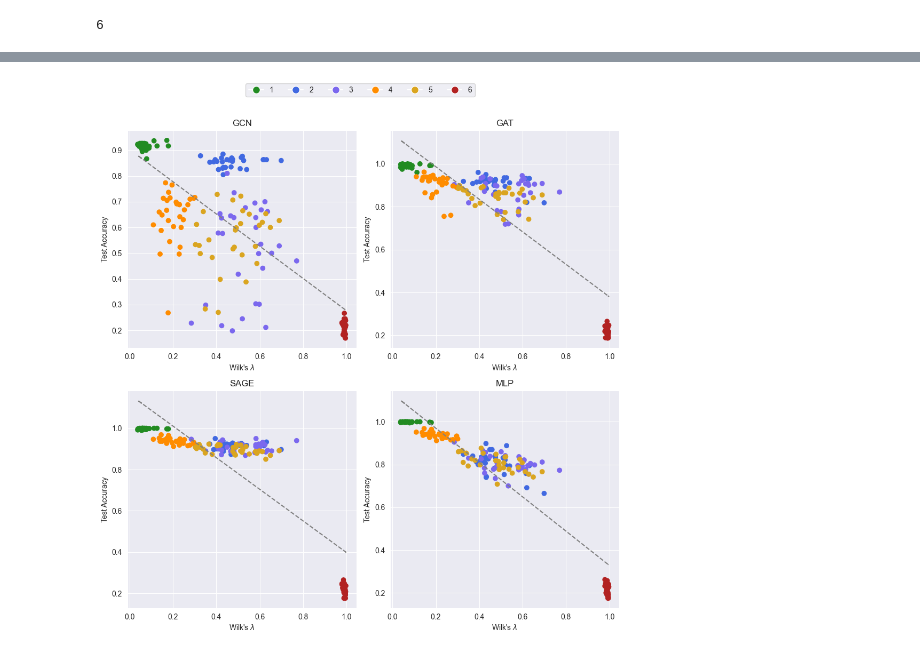
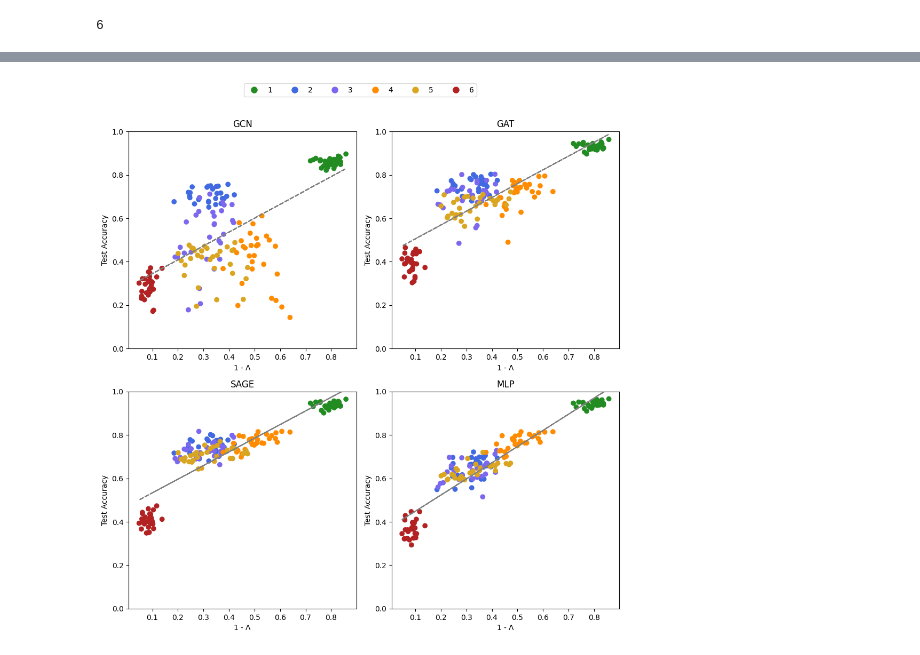
Before and after one commit to FisnikZogaj/MA, a Jupyter notebook: eval.ipynb, the cells around one changed output, grey strips where cells are left out. Saved outputs shown, nothing was run; the diff lists cells and outputs as text; code cells hidden in the pictures.

```diff
--- a/eval.ipynb
+++ b/eval.ipynb
@@ -221,25 +245,35 @@ result
 # %%
+def MC_check_convergence(x, eps):
+    for i in range(len(x) - 1):
+        if abs(x[i+1] - x[i]) > eps:
+            return None
+    return len(x) - 1
+
 def MCR_plot(target, color, ax=None):
         ys = [lp["test_accuracy"] for lp in target]
         r_avg = np.cumsum(ys) / np.arange(1, len(ys) + 1)
         x = np.arange(len(ys))
         ax.plot(x, r_avg, color=color)
 
+        return MC_check_convergence(r_avg, 0.05)
+
 arch = ["GCN", "GAT", "SAGE", "MLP"]
 fig, axes = plt.subplots(2, 2, figsize=(14, 10))
 axes = axes.flatten()
 
 labels = np.arange(n_scenarios) + 1
-colors = ["forestgreen", "royalblue", "mediumslateblue", "darkorange", "goldenrod", "firebrick"]
+# colors = ["forestgreen", "royalblue", "mediumslateblue", "darkorange", "goldenrod", "firebrick"]
 
+converged_at = np.zeros((4, n_scenarios))
 
 for i, (model, ax) in enumerate(zip(package, axes)):
     for j, (target, label, color) in enumerate(zip(model, labels, colors)):
-        early_stops[i, j] = MCR_plot(target, color, ax=ax)
+        converged_at[i, j] = MCR_plot(target, color, ax=ax)
         ax.plot([], [], color=color, label=label)
 
     ax.set_xlabel('MC-Iteration')
-    ax.set_ylabel('MC Average: Test accuracy')
+    ax.set_ylim(.2, 1)
+    ax.set_ylabel('Test accuracy')
 
     ax.set_title(f'{arch[i]}')
 
@@ -248,4 +282,5 @@ fig.legend(handles, labels, loc='upper center', ncol=len(labels), bbox_to_anchor
 
 plt.tight_layout()
 plt.show()
+converged_at
 # %% [output]
@@ -327,0 +419,12 @@ result
+# %%
+res = np.zeros((5,6))  # 5 classes
+for i, scen in enumerate(package2):
+    res[:,i] = np.round(np.mean([r["class_balance"] for r in scen], axis=0),2)
+
+row_avgs = res.mean(axis=1)  # Average across rows
+col_avgs = res.mean(axis=0)  # Average across columns
+
+res_with_row_avgs = np.column_stack((res, row_avgs))
+res_with_avgs = np.vstack((res_with_row_avgs, np.append(col_avgs, np.nan)))  # Use NaN for the last cell
+
+res_with_avgs
@@ -368,14 +479,16 @@ def plot_scatter_relation(X, y, colors, xlab):
 
         coef = np.polyfit(X, y[i, :, :].flatten(), 1)
         poly1d_fn = np.poly1d(coef)
-        ax.plot(X, poly1d_fn(X), '--', color='grey')
+        print(model_names[i], "=", round(coef[0],3))
+        ax.plot(X, poly1d_fn(X), '-', color='black', linewidth=.9)
+        ax.axhline(.2, linestyle="--", color="grey", linewidth=.5)
 
-        # Set title for each subplot
         ax.set_title(model_names[i])
         ax.set_xlabel(xlab)
+        ax.set_ylim((0,1))
         ax.set_ylabel('Test Accuracy')
 
-    # Add a shared legend with numeric range
+
     handles = [plt.Line2D([0], [0], marker='o', color='w', label=str(label),
                            markerfacecolor=color, markersize=10)
                for label, color in zip(color_labels, colors)]
@@ -385,5 +498,6 @@ def plot_scatter_relation(X, y, colors, xlab):
     plt.tight_layout(rect=[0, 0, 1, 0.99])  # Adjust layout to make room for the legend
     plt.show()
 
-plot_scatter_relation(x1, Y, colors, r"$\hat{h}$")
+#plot_scatter_relation(x1, Y, colors = ["forestgreen", "darkblue", "lightblue",  "#FF8C00", "#FFD580", "firebrick"], xlab = r"$\hat{h}$")
+plot_scatter_relation(x1, Y, colors = ["forestgreen", "darkblue", "lightblue","#FFD580", "firebrick"], xlab = r"$\hat{h}$")
 # %% [output]
@@ -391,5 +509,4 @@ plot_scatter_relation(x1, Y, colors, r"$\hat{h}$")
 # %%
-plot_scatter_relation(x2, Y, colors, r"Wilk's $\lambda$")
-# Muss alles von 0 - 1 laufen (y-axe)
+plot_scatter_relation(x2, Y, colors, r"1 - $\Lambda$")
 # %% [output]
-[figure, old version]
+[figure, new version]
```
Also changed, not shown: parts of 19 cells of this notebook, 2 other files.
